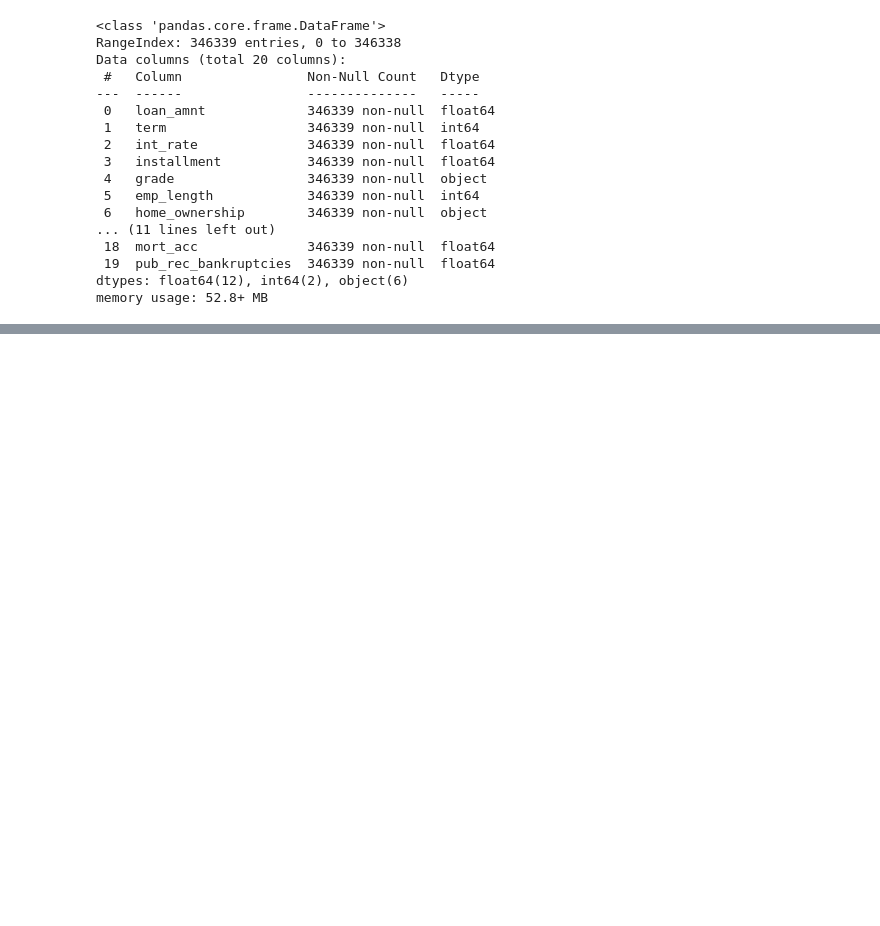
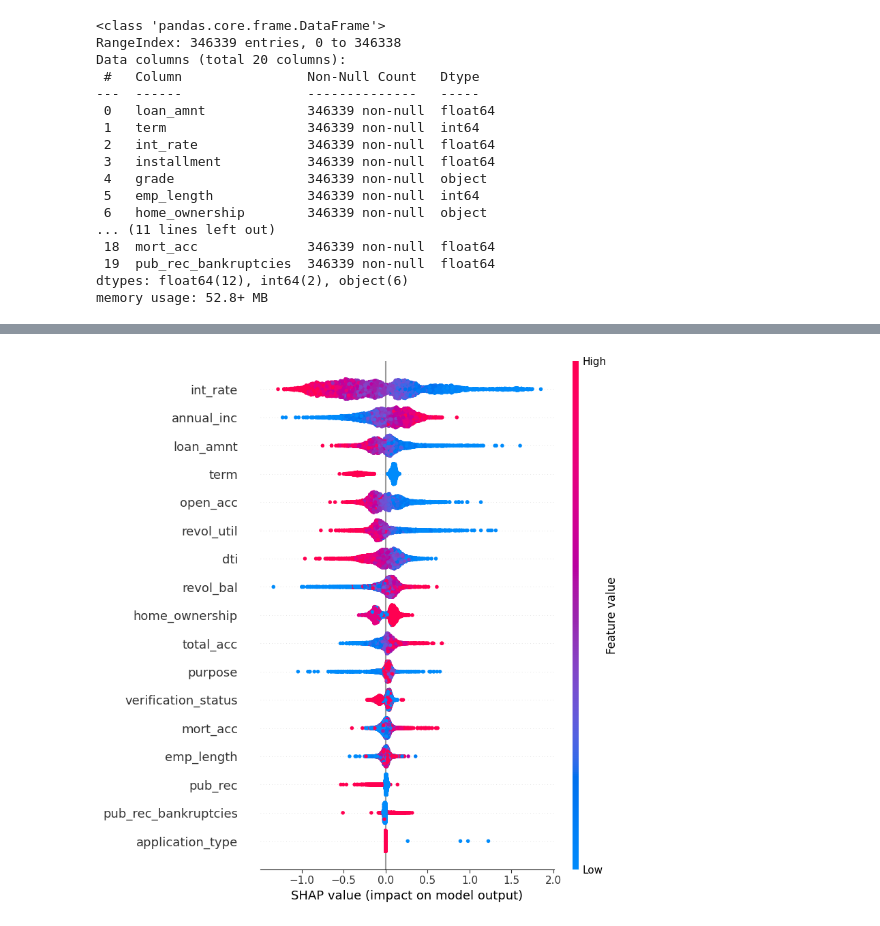
Before and after one commit to Nidhi-Pawar/credit_line_eligibility, a Jupyter notebook: notebooks/04_Feature-Engineering.ipynb, the cells around one changed output, grey strips where cells are left out. Saved outputs shown, nothing was run; the diff lists cells and outputs as text; code cells hidden in the pictures; blank space fills up the shorter version.

```diff
--- a/notebooks/04_Feature-Engineering.ipynb
+++ b/notebooks/04_Feature-Engineering.ipynb
@@ -142,0 +178,26 @@ df0['loan_status'] = df0['loan_status'].map({'Fully Paid':1, 'Charged Off':0}).a
+# %%
+# Dropping 'installment' and 'grade' columns as they are highly correlated to 'loan_amnt' and 'int_rate' respectively.
+
+df1.drop(columns=['grade', 'installment'], inplace=True)
+# %%
+# Using XGBoost to explain feature importance
+df2 = df1.copy()
+from sklearn.model_selection import train_test_split
+
+y = df2['loan_status']
+y.reset_index(drop=True, inplace=True)
+x = df2.drop(columns=['loan_status'])
+x.reset_index(inplace=True, drop=True)
+X_train, X_test, y_train, y_test = train_test_split(x,y,test_size=0.30,stratify=y,random_state=10)
+
+from xgboost import XGBClassifier
+
+# Train an XGBoost model
+model = XGBClassifier()
+model.fit(X_train, y_train)
+
+# Get feature importance
+importance_df = pd.DataFrame({'Feature': X_train.columns, 'Importance': model.feature_importances_})
+importance_df = importance_df.sort_values(by='Importance', ascending=False)
+
+print(importance_df)
@@ -142,0 +223,11 @@ df0['loan_status'] = df0['loan_status'].map({'Fully Paid':1, 'Charged Off':0}).a
+# %%
+# SHAP Analysis using XGBoost model
+
+import shap
+
+X_sampled = X_train.sample(n=5000, random_state=42)  # Adjust n as needed
+explainer = shap.Explainer(model, X_sampled)
+shap_values = explainer(X_sampled)  # Compute SHAP values
+shap.summary_plot(shap_values, X_sampled)
+# %% [output]
+[figure, added]
```
Also changed, not shown: parts of 13 cells of this notebook.
